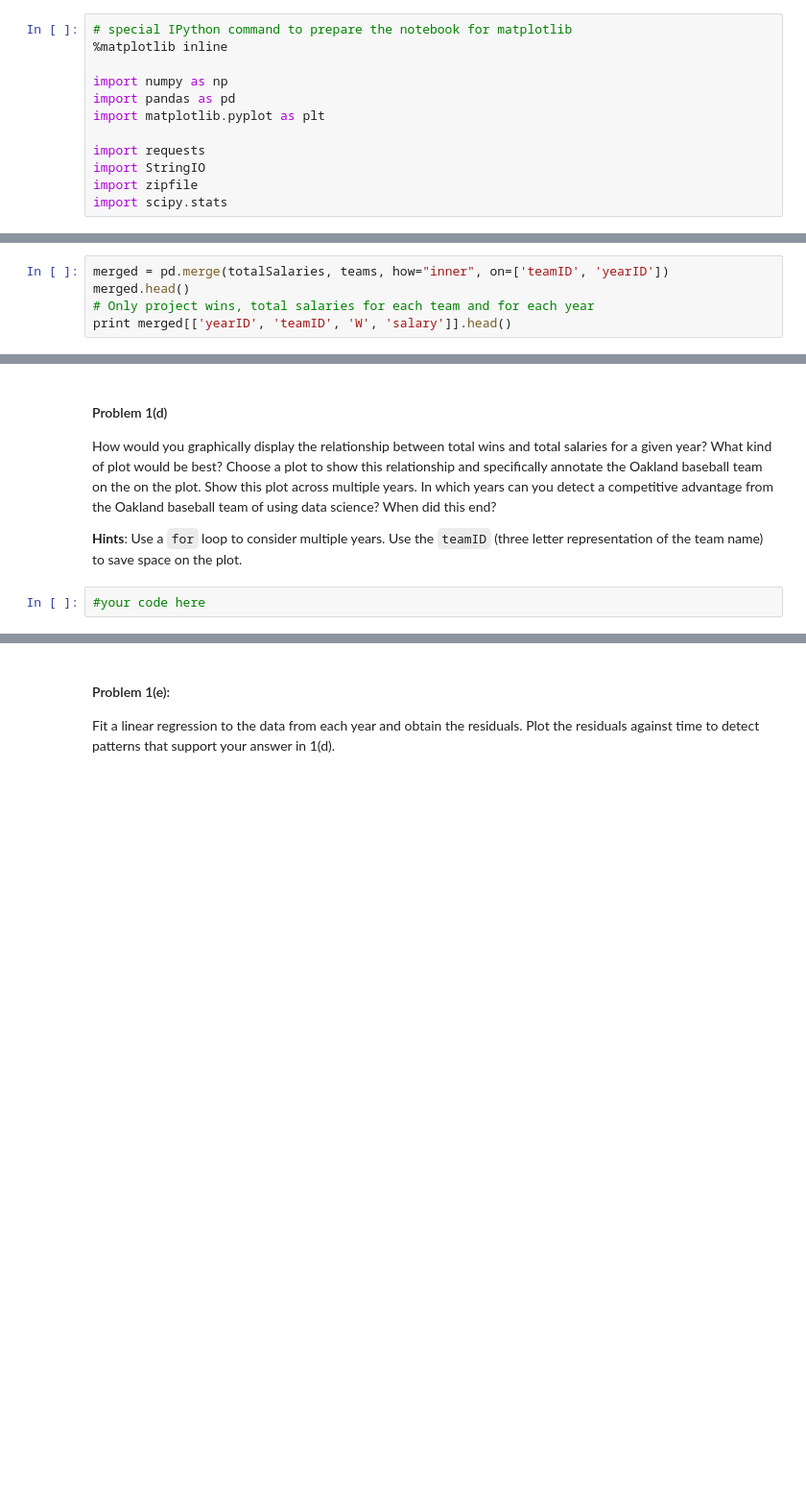
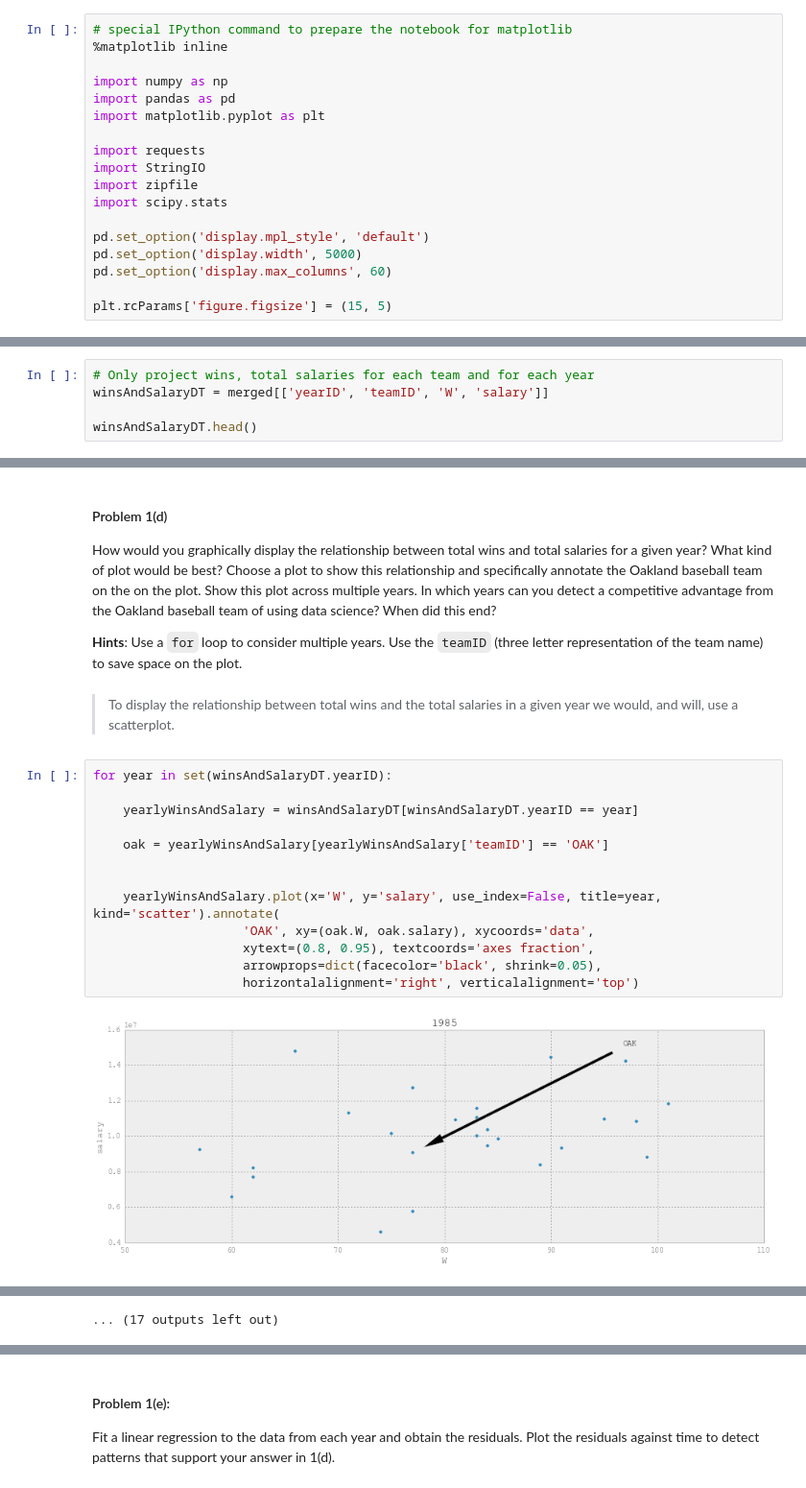
Before and after one commit to jvriemsdijk/Data-science, a Jupyter notebook: Opdrachten/week 3/HW1_UvA.ipynb, the cells around one changed output, grey strips where cells are left out. Shown at 96% size. Saved outputs shown, nothing was run; the diff lists cells and outputs as text; blank space fills up the shorter version.

```diff
--- a/Opdrachten/week 3/HW1_UvA.ipynb
+++ b/Opdrachten/week 3/HW1_UvA.ipynb
@@ -42,6 +42,12 @@ import requests
 import StringIO
 import zipfile
 import scipy.stats
+
+pd.set_option('display.mpl_style', 'default')
+pd.set_option('display.width', 5000)
+pd.set_option('display.max_columns', 60)
+
+plt.rcParams['figure.figsize'] = (15, 5)
 # %% [markdown]
 ## Problem 1
 
@@ -116,6 +130,6 @@ showing wins and total salaries for each team for each year year. Show the head
 # %%
-merged = pd.merge(totalSalaries, teams, how="inner", on=['teamID', 'yearID'])
-merged.head()
 # Only project wins, total salaries for each team and for each year
-print merged[['yearID', 'teamID', 'W', 'salary']].head()
+winsAndSalaryDT = merged[['yearID', 'teamID', 'W', 'salary']]
+
+winsAndSalaryDT.head()
 # %% [output]
@@ -131,5 +145,20 @@ print merged[['yearID', 'teamID', 'W', 'salary']].head()
 How would you graphically display the relationship between total wins and total salaries for a given year? What kind of plot would be best? Choose a plot to show this relationship and specifically annotate the Oakland baseball team on the on the plot. Show this plot across multiple years. In which years can you detect a competitive advantage from the Oakland baseball team of using data science? When did this end?
 
 **Hints**: Use a `for` loop to consider multiple years. Use the `teamID` (three letter representation of the team name) to save space on the plot.
-# %%
-#your code here
+# %% [markdown]
+> To display the relationship between total wins and the total salaries in a given year we would, and will, use a scatterplot.
+# %%
+for year in set(winsAndSalaryDT.yearID):
+
+    yearlyWinsAndSalary = winsAndSalaryDT[winsAndSalaryDT.yearID == year]
+
+    oak = yearlyWinsAndSalary[yearlyWinsAndSalary['teamID'] == 'OAK']
+
+
+    yearlyWinsAndSalary.plot(x='W', y='salary', use_index=False, title=year, kind='scatter').annotate(
+                    'OAK', xy=(oak.W, oak.salary), xycoords='data',
+                    xytext=(0.8, 0.95), textcoords='axes fraction',
+                    arrowprops=dict(facecolor='black', shrink=0.05),
+                    horizontalalignment='right', verticalalignment='top')
+# %% [output]
+[figure, added]
@@ -135,0 +176 @@ How would you graphically display the relationship between total wins and total
+... (17 outputs left out)
```
Also changed, not shown: parts of 8 cells of this notebook.
